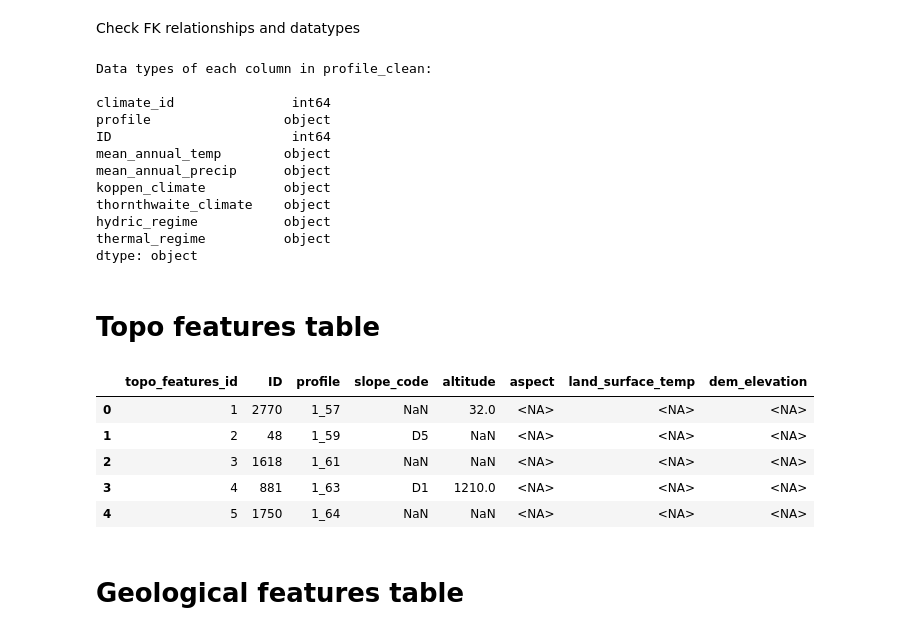
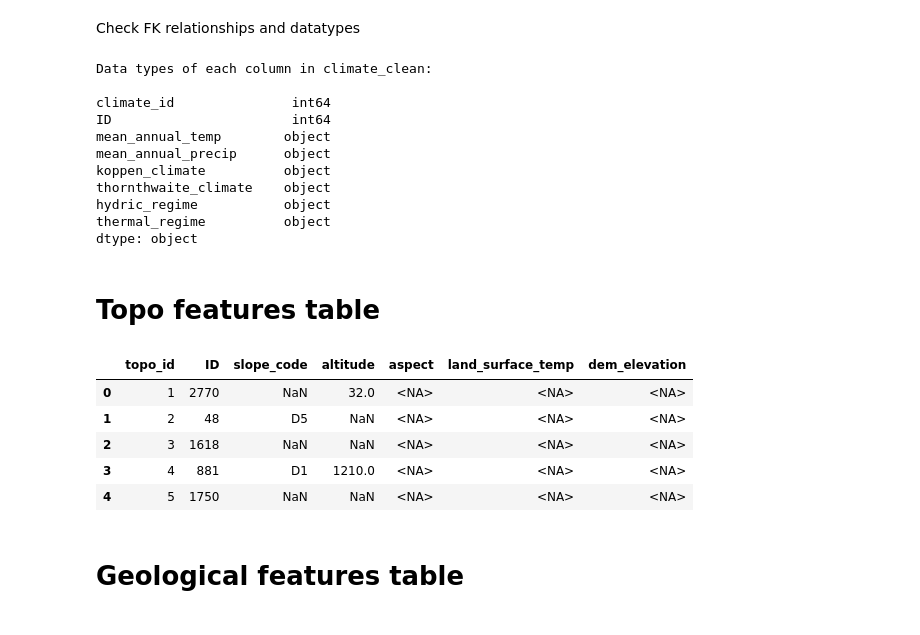
Before and after one commit to inesschwartz/ThesisSoilAngola, a Jupyter notebook: data_cleaning/updated_datacleaning.ipynb, the cells around one changed output. Cells and saved outputs as stored; diff of their text form; code cells hidden in the pictures.

```diff
--- a/data_cleaning/updated_datacleaning.ipynb
+++ b/data_cleaning/updated_datacleaning.ipynb
@@ -1403,13 +1403,12 @@ climate_features_clean.head()
 Check FK relationships and datatypes
 # %%
 # Check and print the datatypes of each column
-print("Data types of each column in profile_clean:\n")
+print("Data types of each column in climate_clean:\n")
 print(climate_features_clean.dtypes)
 # %% [output]
-Data types of each column in profile_clean:
+Data types of each column in climate_clean:
 
 climate_id               int64
-profile                 object
 ID                       int64
 mean_annual_temp        object
 mean_annual_precip      object
@@ -1440,7 +1442,7 @@ topo_features_cleaning['land_surface_temp'] = pd.NA
 topo_features_cleaning['dem_elevation'] = pd.NA
 
 # Add primary key column
-topo_features_cleaning.insert(0, 'topo_features_id', range(1, len(topo_features_cleaning) + 1))
+topo_features_cleaning.insert(0, 'topo_id', range(1, len(topo_features_cleaning) + 1))
 
 # Create slope class mapping dictionary
 slope_code_to_description = {
@@ -1458,38 +1460,38 @@ slope_classes_df = pd.DataFrame([
     {"slope_code": code, "slope_description": desc}
     for code, desc in slope_code_to_description.items()
 ])
 
 #drop accents
 import unicodedata
 def remove_accents(text):
     if isinstance(text, str):
         # Normalize and remove diacritics
         text = unicodedata.normalize('NFKD', text)
         text = ''.join(c for c in text if not unicodedata.combining(c))
         return text
     return text
 
 # Apply to all cells in the DataFrame
 topo_features_cleaning = topo_features_cleaning.applymap(remove_accents)
 
 # Final cleaned topo features table (referencing slope_code, not description)
 topo_features_clean = topo_features_cleaning[[
-    'topo_features_id',
+    'topo_id',
     'ID',
-    'profile',
+    #'profile',
     'slope_code',
     'altitude',
     'aspect',
     'land_surface_temp',
     'dem_elevation'
 ]]
 
 # Preview
 topo_features_clean.head()
 # %% [output]
-|  | topo_features_id | ID | profile | slope_code | altitude | aspect | land_surface_temp | dem_elevation |
-| 0 | 1 | 2770 | 1_57 | NaN | 32.0 | <NA> | <NA> | <NA> |
-| 1 | 2 | 48 | 1_59 | D5 | NaN | <NA> | <NA> | <NA> |
-| 2 | 3 | 1618 | 1_61 | NaN | NaN | <NA> | <NA> | <NA> |
-| 3 | 4 | 881 | 1_63 | D1 | 1210.0 | <NA> | <NA> | <NA> |
-| 4 | 5 | 1750 | 1_64 | NaN | NaN | <NA> | <NA> | <NA> |
+|  | topo_id | ID | slope_code | altitude | aspect | land_surface_temp | dem_elevation |
+| 0 | 1 | 2770 | NaN | 32.0 | <NA> | <NA> | <NA> |
+| 1 | 2 | 48 | D5 | NaN | <NA> | <NA> | <NA> |
+| 2 | 3 | 1618 | NaN | NaN | <NA> | <NA> | <NA> |
+| 3 | 4 | 881 | D1 | 1210.0 | <NA> | <NA> | <NA> |
+| 4 | 5 | 1750 | NaN | NaN | <NA> | <NA> | <NA> |
```
Also changed, not shown: parts of 6 cells of this notebook.
